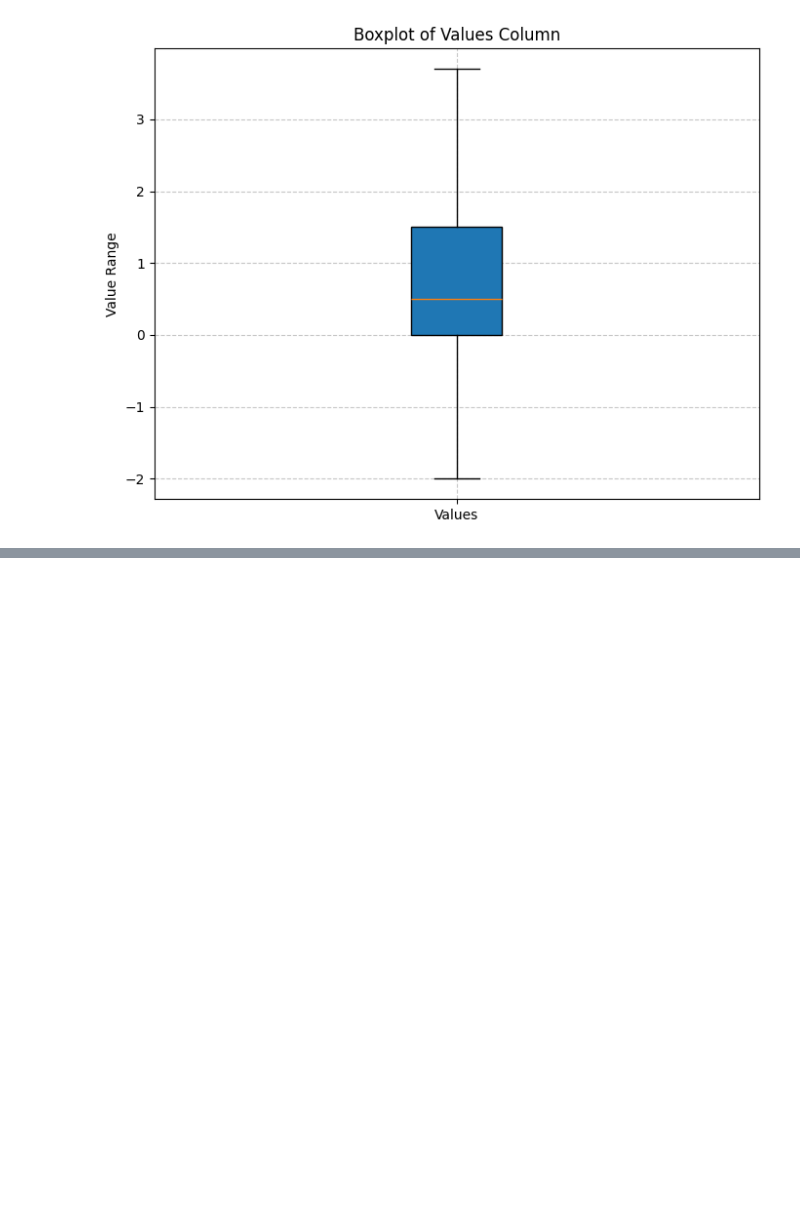
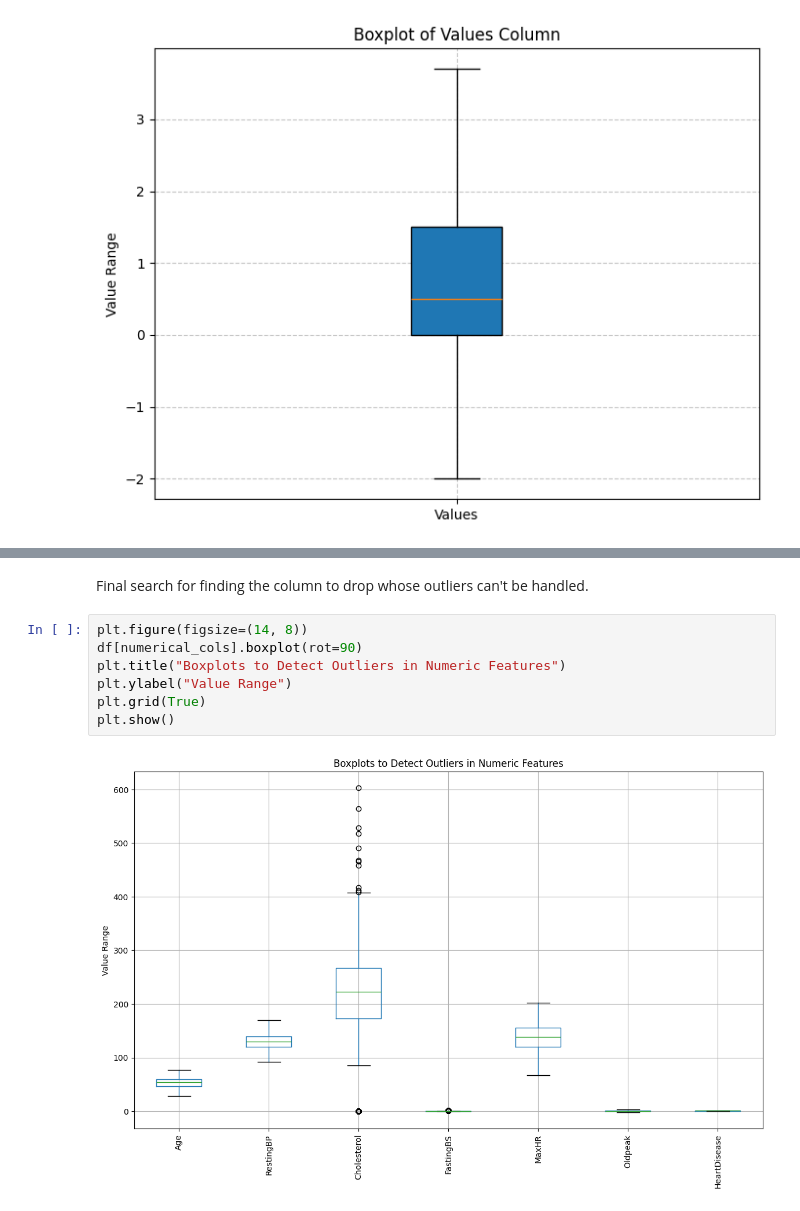
Before and after one commit to abukhalidsiddique/Heart_Failure_Prediction, a Jupyter notebook: Index.ipynb, the cells around one changed output, grey strips where cells are left out. Drawn from its saved outputs; the diff is of its cells as text; blank space fills up the shorter version.

```diff
--- a/Index.ipynb
+++ b/Index.ipynb
@@ -259,0 +342,11 @@ plt.show()
+# %% [markdown]
+Final search for finding the column to drop whose outliers can't be handled.
+# %%
+plt.figure(figsize=(14, 8))
+df[numerical_cols].boxplot(rot=90)
+plt.title("Boxplots to Detect Outliers in Numeric Features")
+plt.ylabel("Value Range")
+plt.grid(True)
+plt.show()
+# %% [output]
+[figure, added]
```
Also changed, not shown: parts of 13 cells of this notebook.
